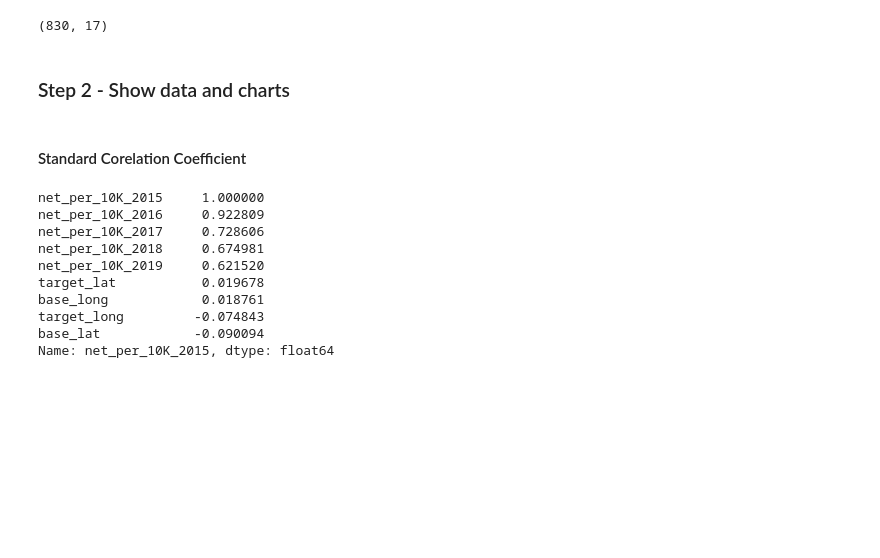
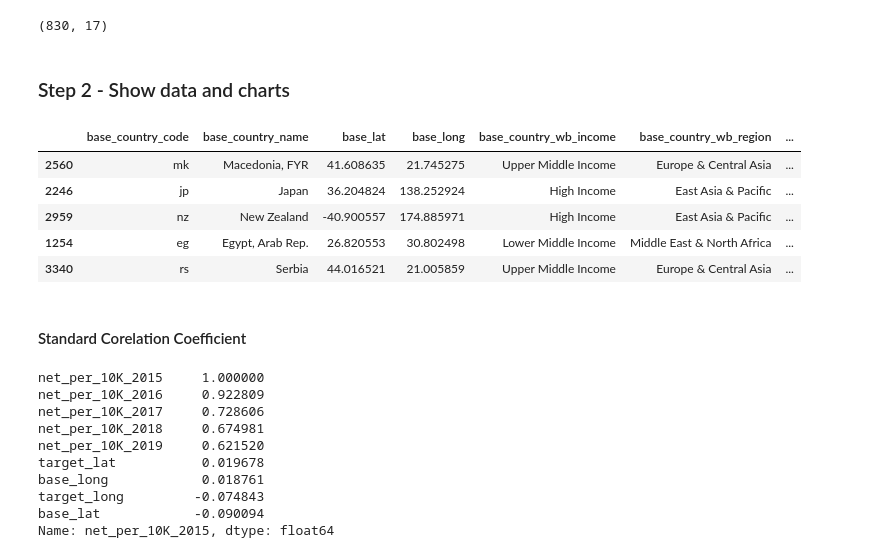
Before and after one commit to myp79/Data_Mining, a Jupyter notebook: main.ipynb, the cells around one changed output. Drawn from its saved outputs; the diff is of its cells as text; code cells hidden in the pictures; blank space fills up the shorter version.

```diff
--- a/main.ipynb
+++ b/main.ipynb
@@ -64,9 +65,17 @@ test_set.shape
 # %%
 data=train_set.copy()
 # data.plot(kind='scatter',x='target_lat',y='target_long',
 #           s=data['net_per_10K_2015'],
 # c=data['net_per_10K_2018'],cmap=plt.get_cmap('jet'),
 # figsize=(10,7),alpha=0.5)
+data.head()
+# %% [output]
+|  | base_country_code | base_country_name | base_lat | base_long | base_country_wb_income | base_country_wb_region | ... |
+| 2560 | mk | Macedonia, FYR | 41.608635 | 21.745275 | Upper Middle Income | Europe & Central Asia | ... |
+| 2246 | jp | Japan | 36.204824 | 138.252924 | High Income | East Asia & Pacific | ... |
+| 2959 | nz | New Zealand | -40.900557 | 174.885971 | High Income | East Asia & Pacific | ... |
+| 1254 | eg | Egypt, Arab Rep. | 26.820553 | 30.802498 | Lower Middle Income | Middle East & North Africa | ... |
+| 3340 | rs | Serbia | 44.016521 | 21.005859 | Upper Middle Income | Europe & Central Asia | ... |
 # %% [markdown]
 #### Standard Corelation Coefficient
 # %%
```
Also changed, not shown: parts of 2 cells of this notebook.
